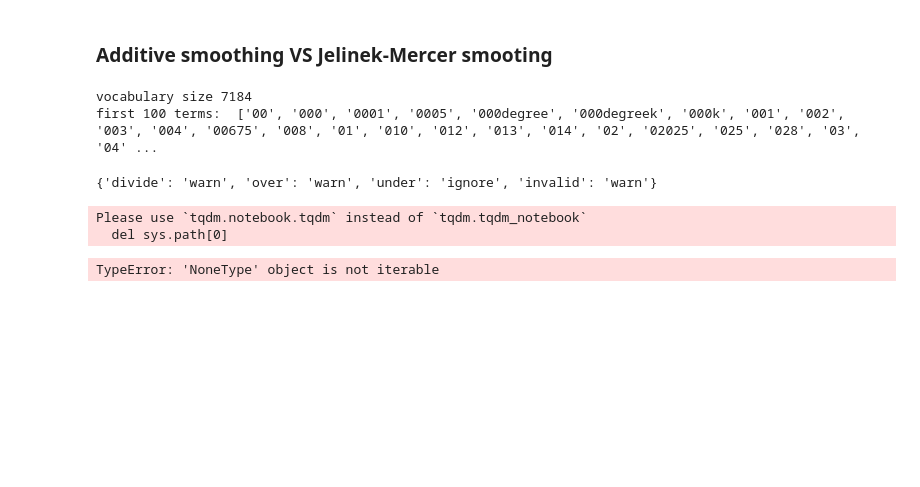
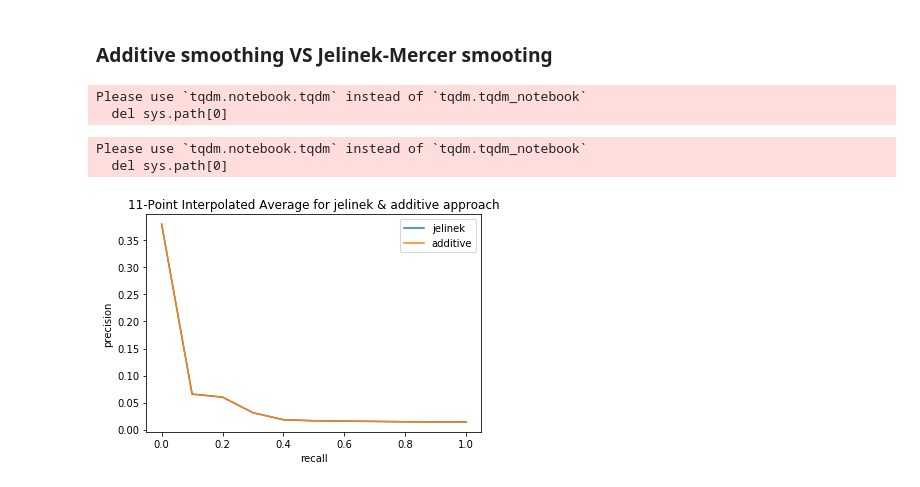
Before and after one commit to Gci04/Information_retrieval, a Jupyter notebook: src/Search_quality_assessment/Search_Results_Evaluation.ipynb, the cells around one changed output. Saved outputs shown, nothing was run; the diff lists cells and outputs as text; code cells hidden in the pictures; blank space fills up the shorter version.

```diff
--- a/src/Search_quality_assessment/Search_Results_Evaluation.ipynb
+++ b/src/Search_quality_assessment/Search_Results_Evaluation.ipynb
@@ -28,11 +28,20 @@ It comes in a json format, the detailed description is available in the readme f
 import json, os
 import pandas as pd
 
-# TODO: read the cranfield data
 # relevance should be a dictionary, query_id:[(relevant_doc_id1, score1), (relevant_doc_id2, score2), ...]
 
 def read_cranfield(path):
-    '''Read documents and metadata from folder : path'''
+    '''Read documents and metadata from folder : path
+
+    Args:
+        ranking_results : (list) list of lists of ranked results for each query [[doc_id1, doc_id2,...], ...]
+        query_actual_rank : (dict), ground truth for each query {query_id:[(relevant_doc_id1, score1), (relevant_doc_id2, score2), ...]}
+
+    Returns:
+        documents : (list) list of dict of each document having its attributes -> {'id','author','bibliography','body','title'}
+        queries : (list), list of query ids with query string, [{query number: int ,query : string}, ...]
+        relevance : (dict), {query_id1:[(relevant_doc_id1, score1), (relevant_doc_id2, score2), ...], query_id[(relevant_doc_id1, score1)] }
+    '''
 
     assert os.path.isdir(path), 'data folder path does not exist'
 
@@ -329,19 +309,21 @@ def eleven_points_interpolated_avg(ranking_results, query_actual_rank, plot=True
         r = np.isin(retrived,real)*1
         z = r.nonzero()[0]
 
-        if not z.size: result.append(0.0)
+        if not z.size: result.append([0.0]*11)
         else :
             recall = np.cumsum(r)/z.size
             precision = np.zeros(len(recall))
             precision[z] = np.arange(1,len(z)+1)/(z+1)
 
         curr_p_interpol = []
+
         for r in np.arange(0,1.1,0.1):
             mask = np.where(recall >= r)[0]
             if mask.size == 0: curr_p_interpol.append(0.0)
             else : curr_p_interpol.append(precision[mask].max())
 
         result.append(curr_p_interpol)
+
     # return: interpolated_avg, list of 11 values
     interpolated_avg = np.mean(result,axis=0)
     if plot:
@@ -413,42 +393,44 @@ def lm_rank_documents(query, tdm, terms_list, smoothing='additive', param=0.001)
 ### Additive smoothing VS Jelinek-Mercer smooting
 # %%
 from sklearn.feature_extraction.text import CountVectorizer
+np.seterr(divide='ignore', invalid='ignore')
 
 vectorizer = CountVectorizer(stop_words='english')
 counts_data = vectorizer.fit_transform([d['body'] for d in documents])
 terms = vectorizer.get_feature_names()
-# %% [output]
-vocabulary size 7184
-first 100 terms:  ['00', '000', '0001', '0005', '000degree', '000degreek', '000k', '001', '002', '003', '004', '00675', '008', '01', '010', '012', '013', '014', '02', '02025', '025', '028', '03', '04' ...
-# %%
-np.seterr(divide='ignore', invalid='ignore')
-# %% [output]
-{'divide': 'warn', 'over': 'warn', 'under': 'ignore', 'invalid': 'warn'}
 # %%
 from collections import Counter
 from nltk.corpus import stopwords
 from nltk import word_tokenize
 import string
 import tqdm
 
 doc_ids = np.array([d['id'] for d in documents])
 
 actual = {}
 retrieved = []
 
 for smoothing in ['jelinek','additive']:
     for q in tqdm.tqdm_notebook(queries[:-1]):
         stop_words = list(string.punctuation) + stopwords.words('english')
         qr = Counter([i for i in word_tokenize(q.get('query').lower()) if i not in stop_words])
 
         r = lm_rank_documents(qr,counts_data,terms,smoothing = smoothing)
 
-        actual[q['query number']] = relevance.get(q['query number'])
+        actual[q['query number']] = relevance.get(str(q['query number']))
         retrieved.append(doc_ids[r[1]])
 
     interpolated = eleven_points_interpolated_avg(retrieved,actual,plot=False)
     plt.plot(np.arange(0,1.1,0.1),interpolated,label=smoothing)
+
+plt.xlabel('recall')
+plt.ylabel('precision')
+plt.title('11-Point Interpolated Average for jelinek & additive approach')
+plt.legend()
+plt.show()
 # %% [output]
 Please use `tqdm.notebook.tqdm` instead of `tqdm.tqdm_notebook`
   del sys.path[0]
-TypeError: 'NoneType' object is not iterable
+Please use `tqdm.notebook.tqdm` instead of `tqdm.tqdm_notebook`
+  del sys.path[0]
+[figure, added]
```
Also changed, not shown: parts of 8 cells of this notebook, 19 other files.
